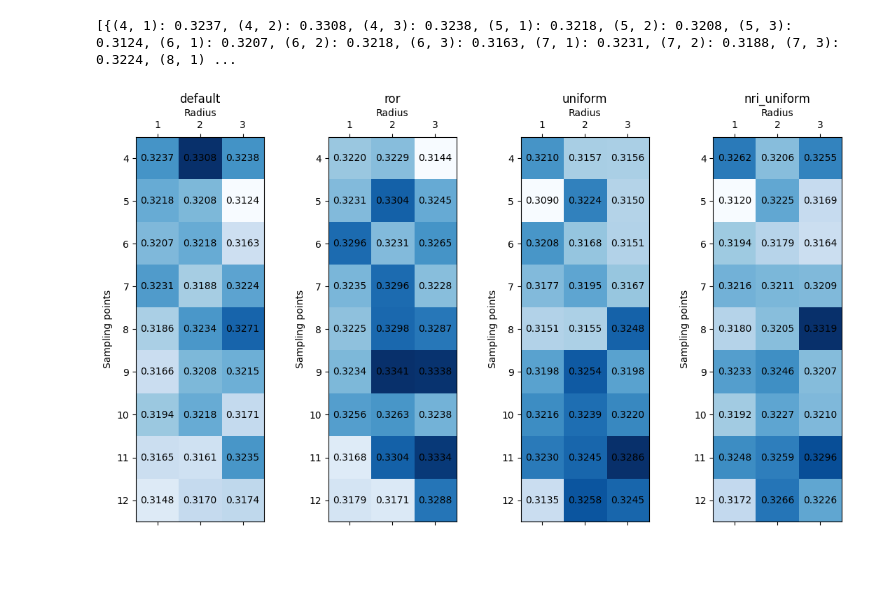
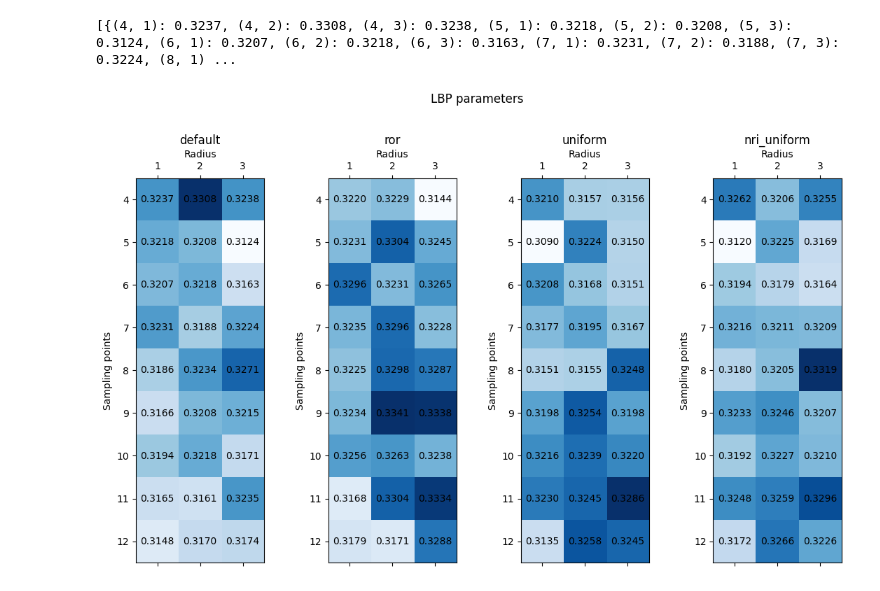
Before and after one commit to pleituer/COMP3314-Asm3, a Jupyter notebook: temp.ipynb, the cells around one changed output. Cells and saved outputs as stored; diff of their text form; code cells hidden in the pictures; blank space fills up the shorter version.

Commit message:
Added images

```diff
--- a/temp.ipynb
+++ b/temp.ipynb
@@ -1,7 +4,4 @@
 # %%
-from matplotlib import pyplot as plt
-import numpy as np
-
 types = ["default", "ror", "uniform", "nri_uniform"]
 with open("raw_lbp.txt") as f:
 
@@ -13,33 +13,36 @@ with open("raw_lbp.txt") as f:
 
     # Create a figure and a set of subplots
     fig, axs = plt.subplots(1, 4, figsize=(13, 13))
+
+    fig.suptitle("LBP parameters",  y=0.80)
+
 
     for i in range(4):
         matrix = np.array([[processed[i].get((j, k), 0) for k in range(1, 4)] for j in range(4, 13)])
 
         # Display the first matrix on the first subplot
         cax1 = axs[i].matshow(matrix, cmap=plt.cm.Blues)
         axs[i].set_title(types[i])
         axs[i].set_xticks(np.arange(matrix.shape[1]))
         axs[i].set_yticks(np.arange(matrix.shape[0]))
         axs[i].set_xticklabels(np.arange(1, matrix.shape[1] + 1))
         axs[i].set_yticklabels(np.arange(4, matrix.shape[0] + 4))
 
         axs[i].set_xlabel("Radius")
         axs[i].xaxis.set_label_position('top')  # Move x-axis label to top
 
         axs[i].set_ylabel("Sampling points")
 
         # Add text to each cell of the first matrix
         for j in range(matrix.shape[0]):
             for k in range(matrix.shape[1]):
                 axs[i].text(k, j, f'{matrix[j, k]:.4f}', ha='center', va='center', color='black', fontsize=10)
 
         # Add padding between subplots
         plt.subplots_adjust(wspace=0.5)
 
 
     plt.show()
 # %% [output]
 [{(4, 1): 0.3237, (4, 2): 0.3308, (4, 3): 0.3238, (5, 1): 0.3218, (5, 2): 0.3208, (5, 3): 0.3124, (6, 1): 0.3207, (6, 2): 0.3218, (6, 3): 0.3163, (7, 1): 0.3231, (7, 2): 0.3188, (7, 3): 0.3224, (8, 1) ...
-[figure, old version]
+[figure, new version]
```
Also changed, not shown: parts of 9 cells of this notebook, 7 other files.
